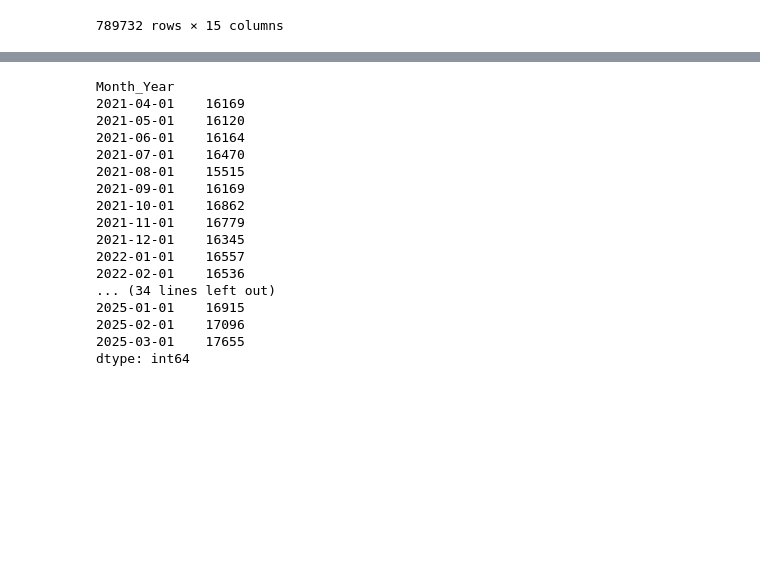
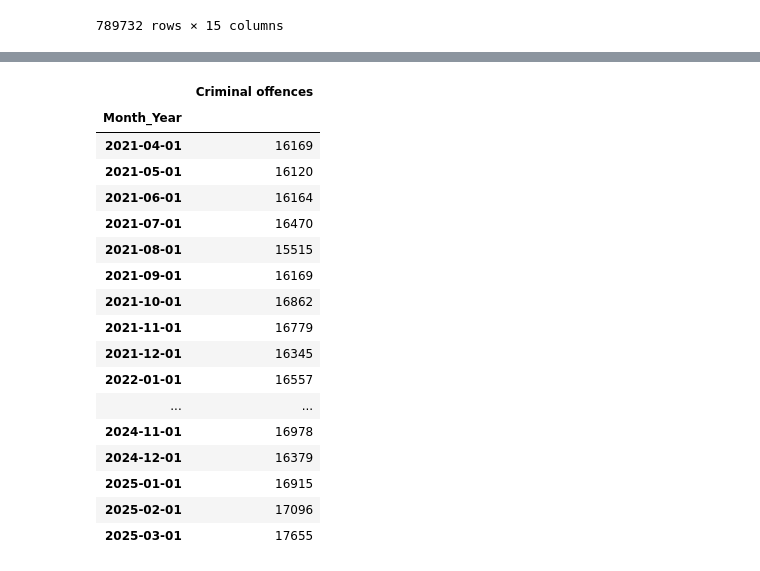
Before and after one commit to shaksternano/london-crime-map, a Jupyter notebook: data_processing.ipynb, the cells around one changed output, grey strips where cells are left out. Cells and saved outputs as stored; diff of their text form; code cells hidden in the pictures; blank space fills up the shorter version.

```diff
--- a/data_processing.ipynb
+++ b/data_processing.ipynb
@@ -135,24 +157,25 @@ dtype: int64
 # %%
 crime_by_date = crime_data.groupby("Month_Year")
-crime_by_date.size()
+crime_by_date.size().to_frame(name="Criminal offences")
 # %% [output]
-Month_Year
-2021-04-01    16169
-2021-05-01    16120
-2021-06-01    16164
-2021-07-01    16470
-2021-08-01    15515
-2021-09-01    16169
-2021-10-01    16862
-2021-11-01    16779
-2021-12-01    16345
-2022-01-01    16557
-2022-02-01    16536
-... (34 lines left out)
-2025-01-01    16915
-2025-02-01    17096
-2025-03-01    17655
-dtype: int64
+|  | Criminal offences |
+| Month_Year |  |
+| 2021-04-01 | 16169 |
+| 2021-05-01 | 16120 |
+| 2021-06-01 | 16164 |
+| 2021-07-01 | 16470 |
+| 2021-08-01 | 15515 |
+| 2021-09-01 | 16169 |
+| 2021-10-01 | 16862 |
+| 2021-11-01 | 16779 |
+| 2021-12-01 | 16345 |
+| 2022-01-01 | 16557 |
+| ... | ... |
+| 2024-11-01 | 16978 |
+| 2024-12-01 | 16379 |
+| 2025-01-01 | 16915 |
+| 2025-02-01 | 17096 |
+| 2025-03-01 | 17655 |
 # %%
 import json
 
```
Also changed, not shown: parts of 4 cells of this notebook, 1 other file.
